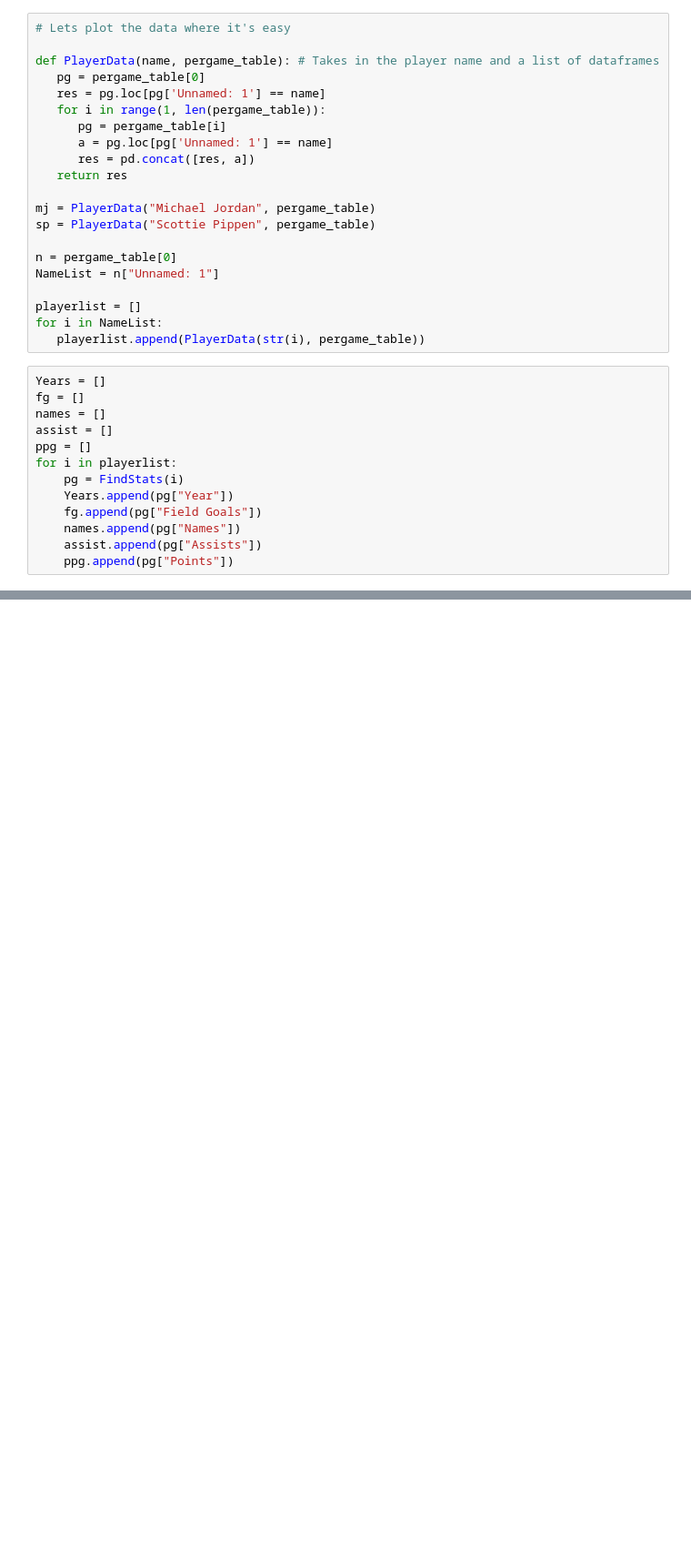
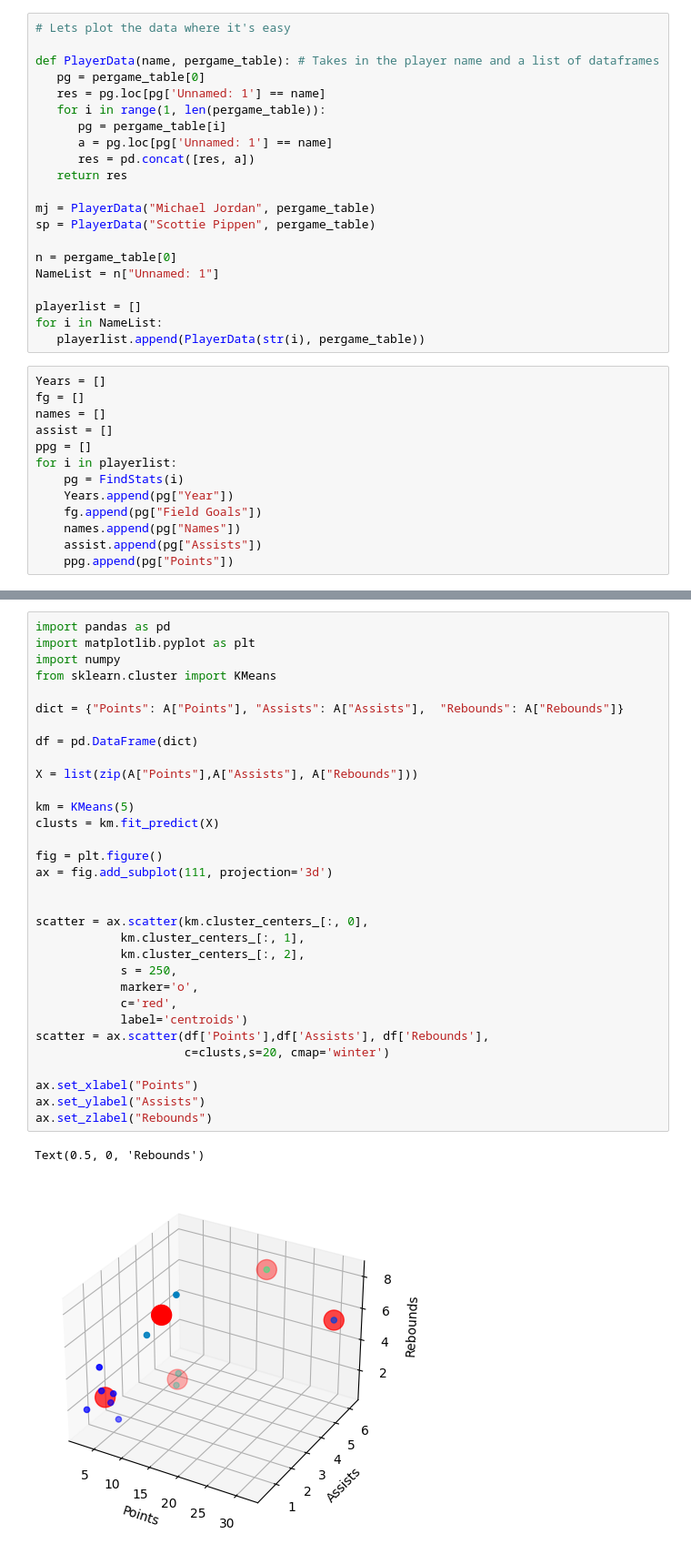
Before and after one commit to BiratalWagle/Basketball_Project, a Jupyter notebook: web_scraping.ipynb, the cells around one changed output, grey strips where cells are left out. Shown at 91% size. Drawn from its saved outputs; the diff is of its cells as text; blank space fills up the shorter version.

```diff
--- a/web_scraping.ipynb
+++ b/web_scraping.ipynb
@@ -145,0 +146,35 @@ for i in playerlist:
+# %%
+import pandas as pd
+import matplotlib.pyplot as plt
+import numpy
+from sklearn.cluster import KMeans
+
+dict = {"Points": A["Points"], "Assists": A["Assists"],  "Rebounds": A["Rebounds"]}
+
+df = pd.DataFrame(dict)
+
+X = list(zip(A["Points"],A["Assists"], A["Rebounds"]))
+
+km = KMeans(5)
+clusts = km.fit_predict(X)
+
+fig = plt.figure()
+ax = fig.add_subplot(111, projection='3d')
+
+
+scatter = ax.scatter(km.cluster_centers_[:, 0],
+            km.cluster_centers_[:, 1],
+            km.cluster_centers_[:, 2],
+            s = 250,
+            marker='o',
+            c='red',
+            label='centroids')
+scatter = ax.scatter(df['Points'],df['Assists'], df['Rebounds'],
+                     c=clusts,s=20, cmap='winter')
+
+ax.set_xlabel("Points")
+ax.set_ylabel("Assists")
+ax.set_zlabel("Rebounds")
+# %% [output]
+Text(0.5, 0, 'Rebounds')
+[figure, added]
```
Also changed, not shown: parts of 3 cells of this notebook, 1 other file.
